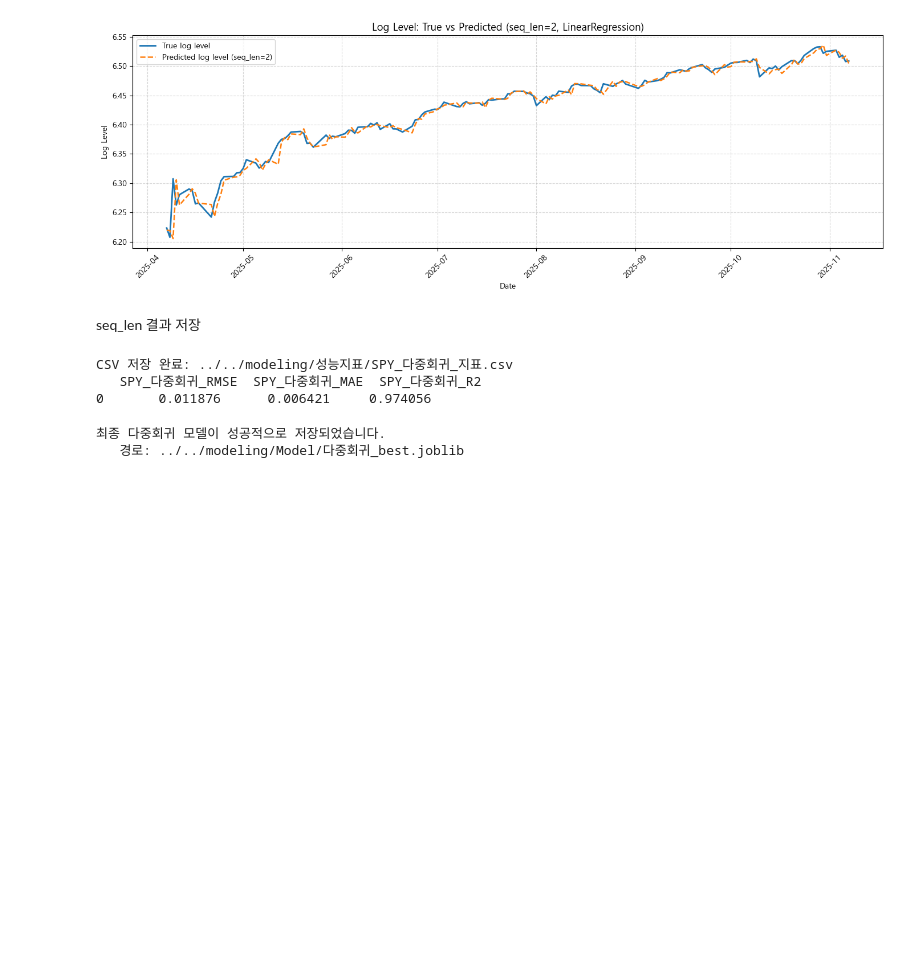
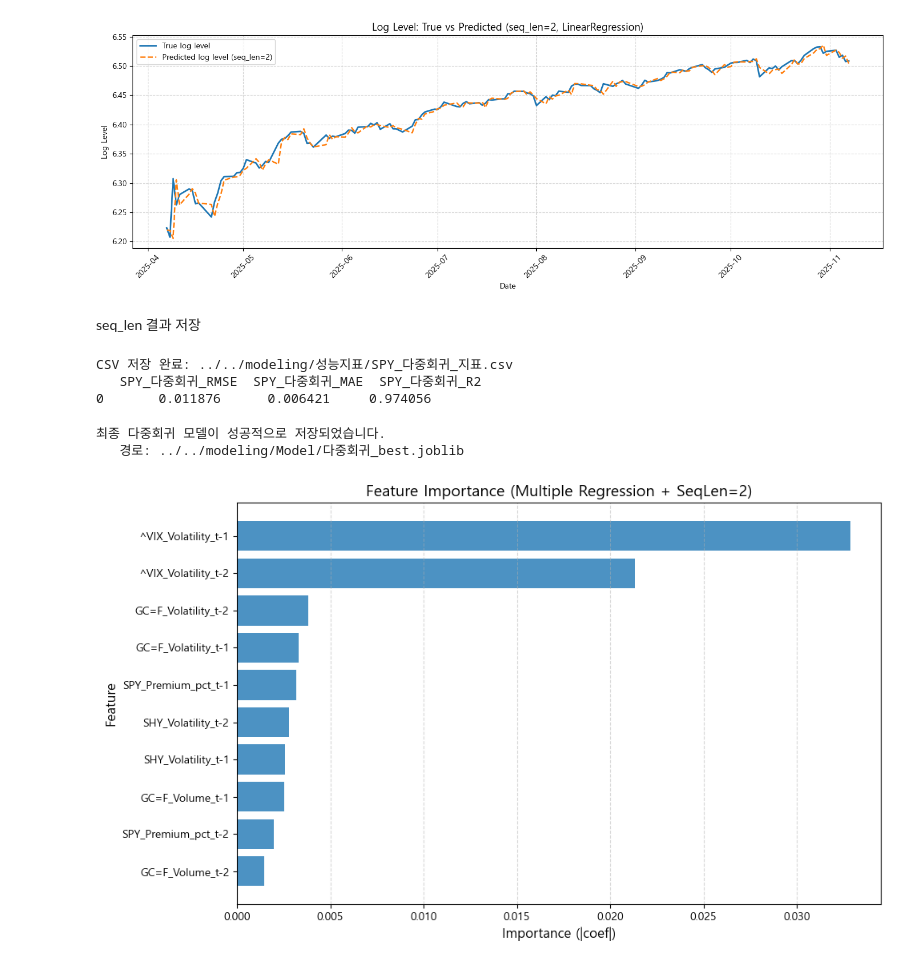
Before and after one commit to sooieong/SP500_Prediction, a Jupyter notebook: 버전2(SPY)/modeling/머신러닝/log_다중회귀.ipynb, the cells around one changed output. Cells and saved outputs as stored; diff of their text form; code cells hidden in the pictures; blank space fills up the shorter version.

```diff
--- a/버전2(SPY)/modeling/머신러닝/log_다중회귀.ipynb
+++ b/버전2(SPY)/modeling/머신러닝/log_다중회귀.ipynb
@@ -723,3 +723,63 @@ print(f"   경로: {model_path}")
 # %% [output]
 최종 다중회귀 모델이 성공적으로 저장되었습니다.
    경로: ../../modeling/Model/다중회귀_best.joblib
+# %%
+import joblib
+import numpy as np
+import pandas as pd
+
+# 1) 모델 로드
+model = joblib.load("../../modeling/Model/다중회귀_best.joblib")
+
+# 2) 피처 이름 (학습 때 쓰던 X의 columns 그대로 넣어줘야 함)
+feature_names = [
+ 'GC=F_Volume','^VIX_Volatility','GC=F_Volatility','SHY_Volatility','SPY_Premium_pct'
+    # ...
+]
+# %%
+import numpy as np
+import pandas as pd
+import matplotlib.pyplot as plt
+
+# -------------------------------
+# 1) coef + 확장 피처 이름 준비
+# -------------------------------
+coefs = model.coef_.ravel()  # (10,)
+orig_features = feature_names  # 원본 5개
+SEQ_LEN = 2
+
+# 시퀀스 확장 피처 이름 생성
+expanded_features = []
+for t in range(SEQ_LEN):
+    for f in orig_features:
+        expanded_features.append(f"{f}_t-{SEQ_LEN - t}")
+
+# -------------------------------
+# 2) 중요도 DataFrame
+# -------------------------------
+importance_df = pd.DataFrame({
+    "feature": expanded_features,
+    "coef": coefs,
+    "abs_coef": np.abs(coefs)
+}).sort_values("abs_coef", ascending=False)
+
+# -------------------------------
+# 3) 바 그래프 시각화
+# -------------------------------
+plt.figure(figsize=(10, 6))
+plt.barh(
+    importance_df["feature"],
+    importance_df["abs_coef"],
+    alpha=0.8
+)
+
+plt.xlabel("Importance (|coef|)", fontsize=12)
+plt.ylabel("Feature", fontsize=12)
+plt.title("Feature Importance (Multiple Regression + SeqLen=2)", fontsize=14)
+plt.gca().invert_yaxis()   # 중요도가 큰 것 위로 오게 설정
+
+plt.grid(axis='x', linestyle='--', alpha=0.5)
+plt.tight_layout()
+plt.show()
+# %% [output]
+[figure, added]
```
Also changed, not shown: parts of 2 cells of this notebook, 2 other files.
